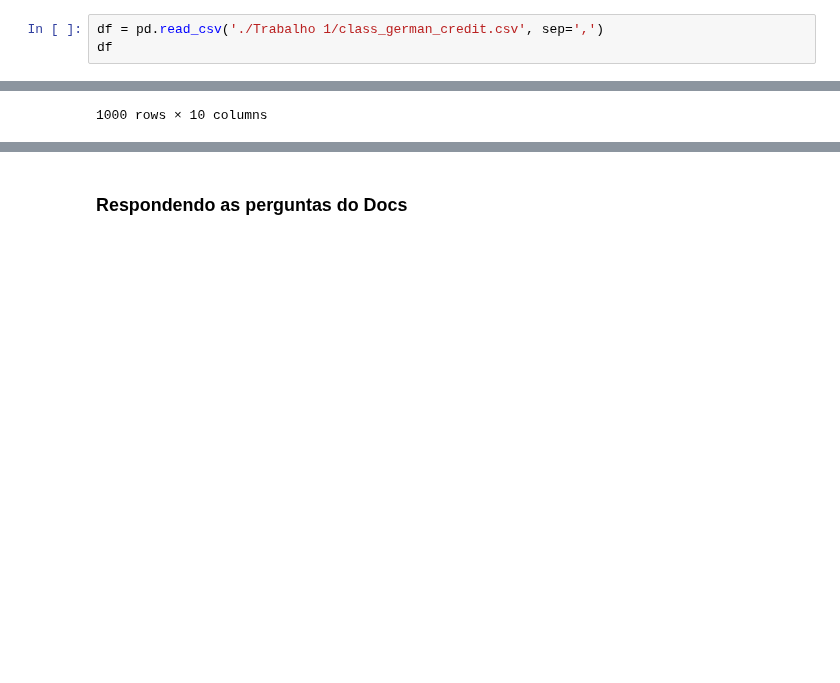
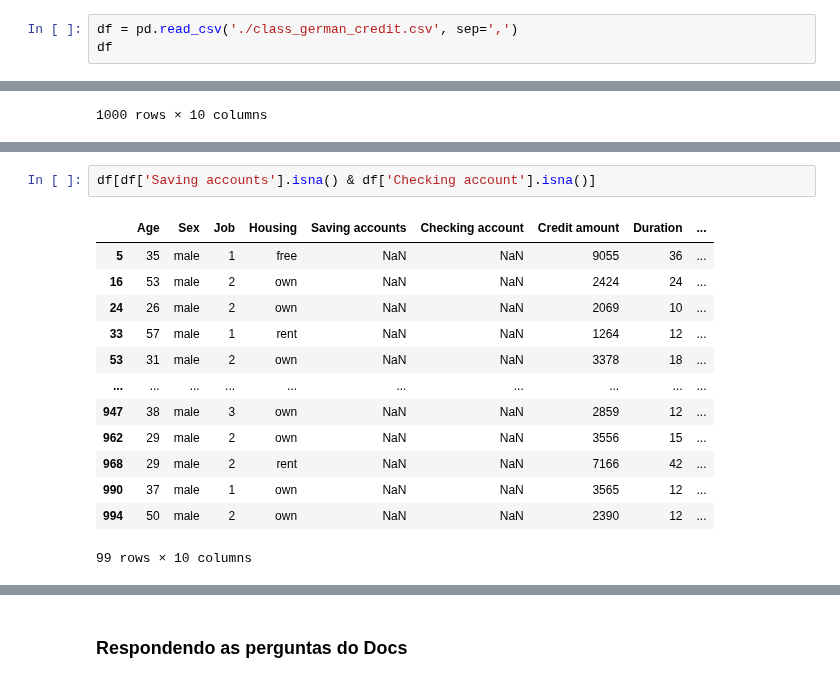
Before and after one commit to NiloZeribinate/trabalho-datascience, a Jupyter notebook: modelo-01.ipynb, the cells around one changed output, grey strips where cells are left out. Cells and saved outputs as stored; diff of their text form; blank space fills up the shorter version.

```diff
--- a/modelo-01.ipynb
+++ b/modelo-01.ipynb
@@ -8,7 +8,7 @@ from sklearn.model_selection import train_test_split  # Separar a parte de teste
 from sklearn.metrics import confusion_matrix, ConfusionMatrixDisplay  # Matriz de confusão
 import matplotlib.pyplot as plt  # Plot na tabela
 # %%
-df = pd.read_csv('./Trabalho 1/class_german_credit.csv', sep=',')
+df = pd.read_csv('./class_german_credit.csv', sep=',')
 df
 # %% [output]
 |  | Age | Sex | Job | Housing | Saving accounts | Checking account | Credit amount | Duration | ... |
@@ -26,0 +34,16 @@ df
+# %%
+df[df['Saving accounts'].isna() & df['Checking account'].isna()]
+# %% [output]
+|  | Age | Sex | Job | Housing | Saving accounts | Checking account | Credit amount | Duration | ... |
+| 5 | 35 | male | 1 | free | NaN | NaN | 9055 | 36 | ... |
+| 16 | 53 | male | 2 | own | NaN | NaN | 2424 | 24 | ... |
+| 24 | 26 | male | 2 | own | NaN | NaN | 2069 | 10 | ... |
+| 33 | 57 | male | 1 | rent | NaN | NaN | 1264 | 12 | ... |
+| 53 | 31 | male | 2 | own | NaN | NaN | 3378 | 18 | ... |
+| ... | ... | ... | ... | ... | ... | ... | ... | ... | ... |
+| 947 | 38 | male | 3 | own | NaN | NaN | 2859 | 12 | ... |
+| 962 | 29 | male | 2 | own | NaN | NaN | 3556 | 15 | ... |
+| 968 | 29 | male | 2 | rent | NaN | NaN | 7166 | 42 | ... |
+| 990 | 37 | male | 1 | own | NaN | NaN | 3565 | 12 | ... |
+| 994 | 50 | male | 2 | own | NaN | NaN | 2390 | 12 | ... |
+99 rows × 10 columns
```
Also changed, not shown: parts of 7 cells of this notebook, 2 other files.
